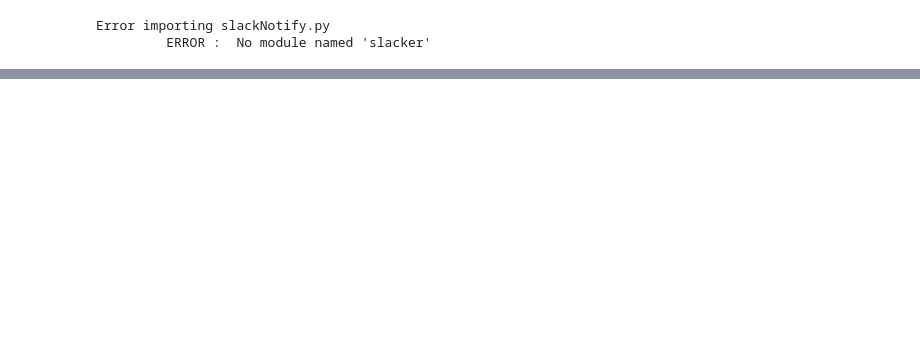
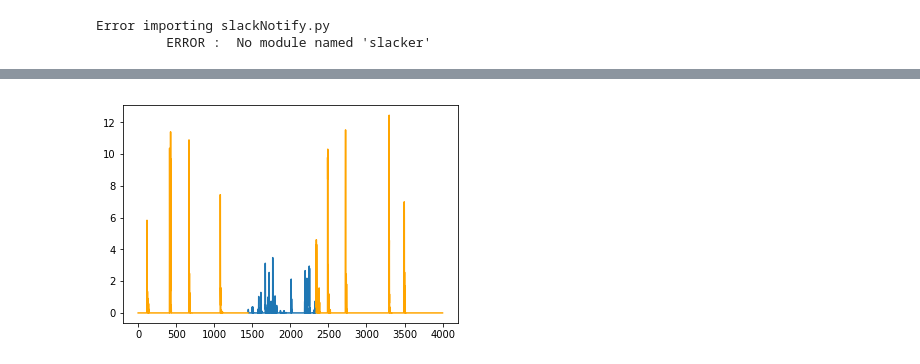
Before and after one commit to brmullen/SIP2019, a Jupyter notebook: JimmySIP/Random Stuff.ipynb, the cells around one changed output, grey strips where cells are left out. Saved outputs shown, nothing was run; the diff lists cells and outputs as text; code cells hidden in the pictures; blank space fills up the shorter version.

```diff
--- a/JimmySIP/Random Stuff.ipynb
+++ b/JimmySIP/Random Stuff.ipynb
@@ -203,0 +227,14 @@ plot_kmeans(kmeans, Y_sklearn[:,18:20])
+# %%
+plt.plot(data["mov.mean"][1445:2338])
+plt.plot(data["mov.mean"][0:1445], color = "orange")
+plt.plot(data["mov.mean"][2338:], color = "orange")
+
+indices = []
+
+for i in range(len(data["mov.mean"])):
+    if i >= 1445 and i < 2388:
+        indices.append(1)
+    else:
+        indices.append(0)
+# %% [output]
+[figure, added]
```
Also changed, not shown: parts of 29 cells of this notebook, 18 other files.
